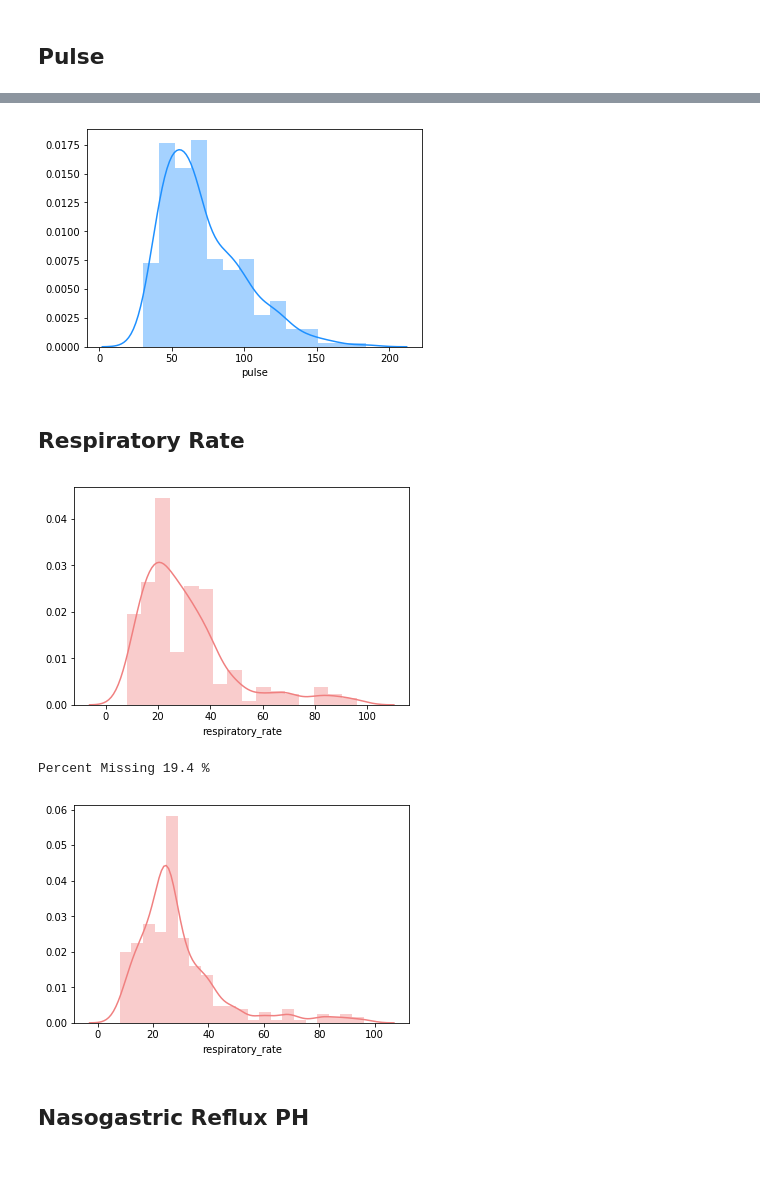
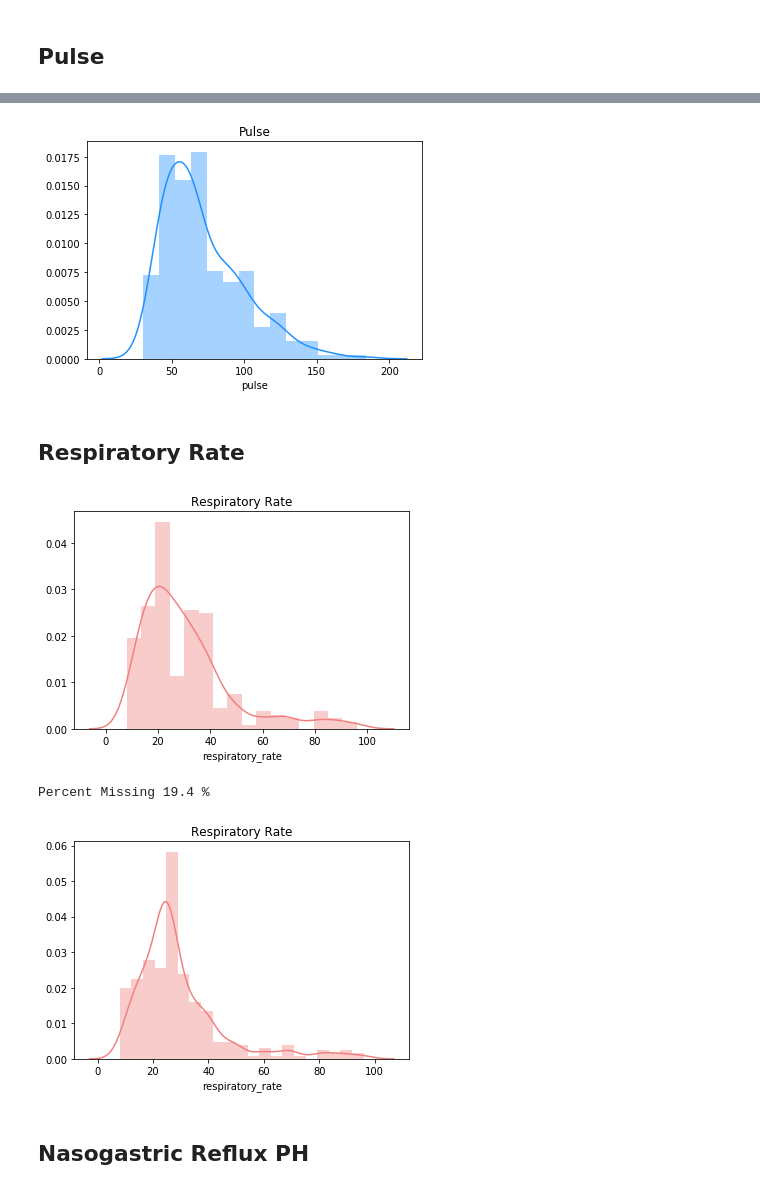
Before and after one commit to smaillie/SampleWork, a Jupyter notebook: Horse_Colic_Death_Prediction.ipynb, the cells around one changed output, grey strips where cells are left out. Cells and saved outputs as stored; diff of their text form; code cells hidden in the pictures.

```diff
--- a/Horse_Colic_Death_Prediction.ipynb
+++ b/Horse_Colic_Death_Prediction.ipynb
@@ -147,27 +153,33 @@ Percent Missing 8.03 %
 # %%
 horse["pulse"]=horse["pulse"].fillna(horse["pulse"].median())
 sns.distplot(horse["pulse"], color = "dodgerblue")
+plt.title("Pulse")
+#plt.savefig('p2.png')
 plt.show()
 # %% [output]
-[figure, old version]
+[figure, new version]
 # %% [markdown]
 ## Respiratory Rate
 # %%
 sns.distplot(horse["respiratory_rate"].loc[~horse["respiratory_rate"].isnull()], color = "lightcoral")
+plt.title("Respiratory Rate")
+#plt.savefig('rr1.png')
 plt.show()
 missing = (horse["respiratory_rate"].isnull().sum())/len(horse["respiratory_rate"])
 missing = missing*100
 missing = round(missing, 2)
 print("Percent Missing {} %" .format(missing))
 # %% [output]
-[figure, old version]
+[figure, new version]
 Percent Missing 19.4 %
 # %%
 horse["respiratory_rate"]=horse["respiratory_rate"].fillna(horse["respiratory_rate"].median())
 sns.distplot(horse["respiratory_rate"], color = "lightcoral")
+plt.title("Respiratory Rate")
+#plt.savefig('rr2.png')
 plt.show()
 # %% [output]
-[figure, old version]
+[figure, new version]
 # %% [markdown]
 ## Nasogastric Reflux PH
 # %%
```
Also changed, not shown: parts of 28 cells of this notebook.
